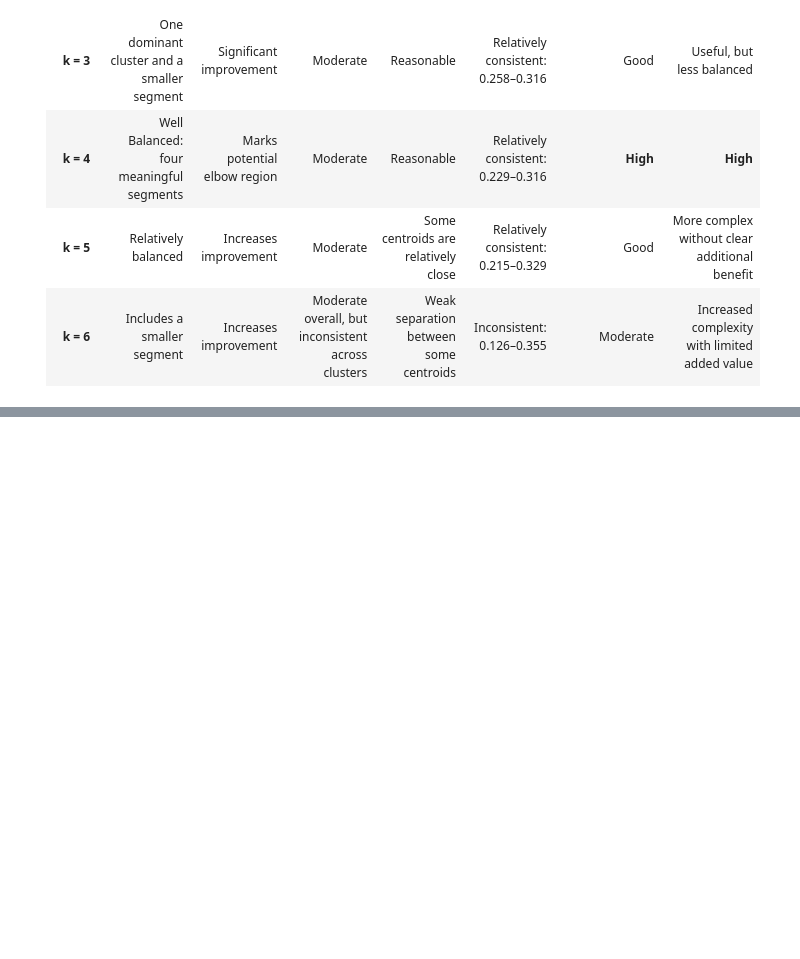
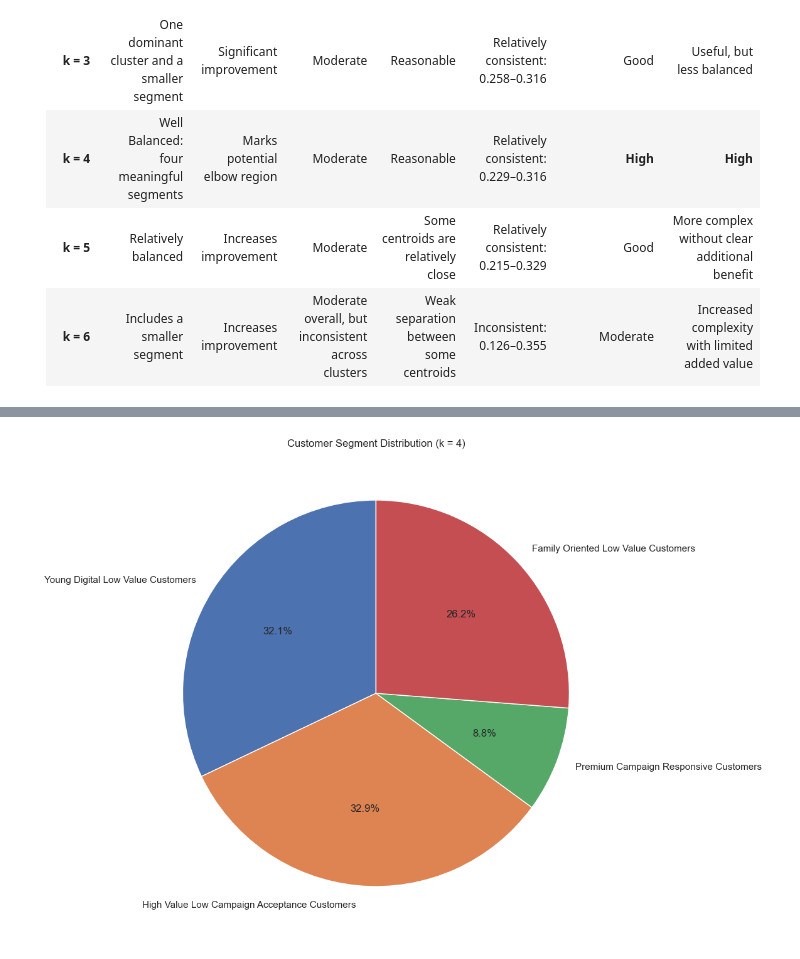
Before and after one commit to fridacarbajalordonez/customer-segmentation-kmeans, a Jupyter notebook: notebooks/customer_segmentation.ipynb, the cells around one changed output, grey strips where cells are left out. Cells and saved outputs as stored; diff of their text form; code cells hidden in the pictures; blank space fills up the shorter version.

```diff
--- a/notebooks/customer_segmentation.ipynb
+++ b/notebooks/customer_segmentation.ipynb
@@ -2115,0 +2119,5 @@ The table below compares each model
+# %%
+#Unpackege the selected model and labels from the models dictionary
+final_model = candidate_models[4]["model"]
+final_labels = candidate_models[4]["labels"]
+final_model
@@ -2115,0 +2205,28 @@ The table below compares each model
+# %%
+# Assign customer segment names
+segment_names = {
+    0: "Young Digital Low Value Customers",
+    1: "High Value Low Campaign Acceptance Customers",
+    2: "Premium Campaign Responsive Customers",
+    3: "Family Oriented Low Value Customers"}
+
+# Get the number of customers per cluster
+segment_sizes = final_cluster_profile["Customers"]
+
+# Replace cluster numbers with business names
+segment_labels = [segment_names[cluster]
+    for cluster in segment_sizes.index]
+
+# Pie chart
+plt.figure(figsize=(10, 10))
+
+plt.pie(segment_sizes,
+    labels=segment_labels,
+    autopct="%1.1f%%",
+    startangle=90)
+
+plt.title("Customer Segment Distribution (k = 4)")
+
+plt.show()
+# %% [output]
+[figure, added]
```
Also changed, not shown: parts of 23 cells of this notebook.
